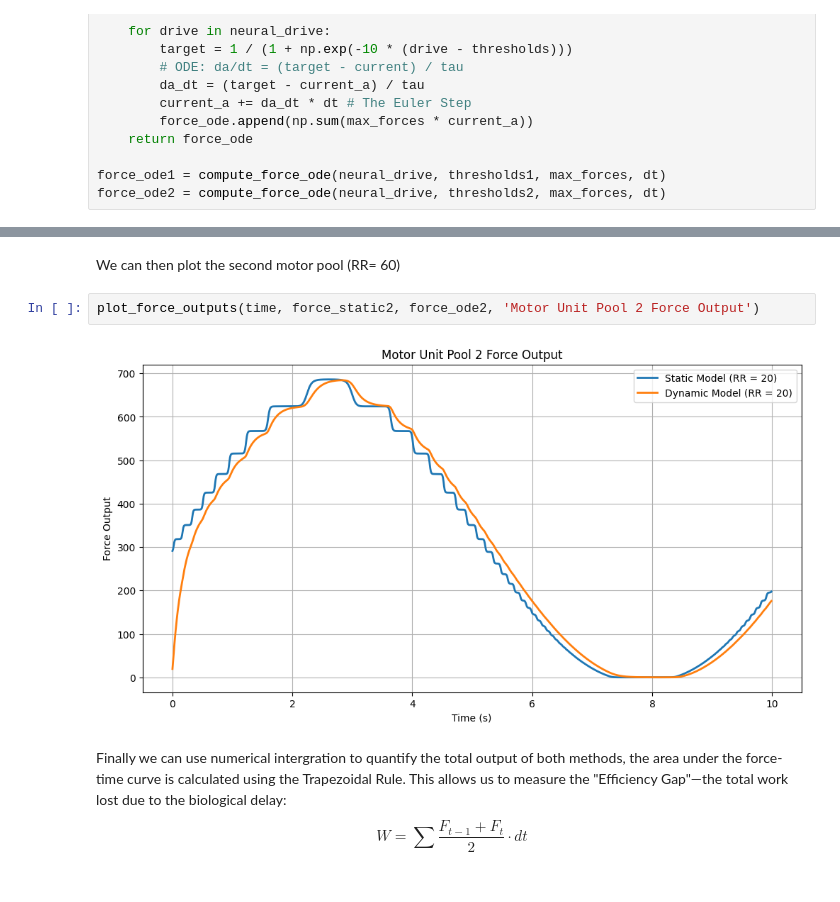
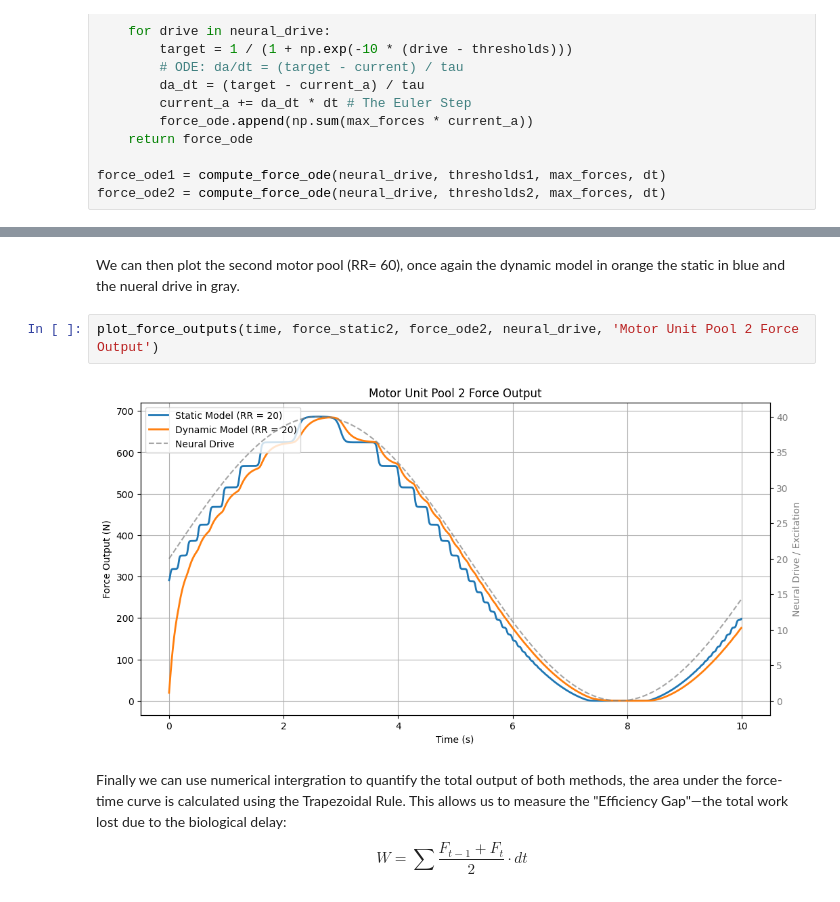
Before and after one commit to tylerrom/Motor-Unit-Based-Muscle-Model, a Jupyter notebook: project_paper_final.ipynb, the cells around one changed output, grey strips where cells are left out. Cells and saved outputs as stored; diff of their text form.

```diff
--- a/project_paper_final.ipynb
+++ b/project_paper_final.ipynb
@@ -143,9 +154,9 @@ plot_force_outputs(time, force_static1, force_ode1, 'Motor Unit Pool 1 Force Out
 # %% [markdown]
-We can then plot the second motor pool (RR= 60)
+We can then plot the second motor pool (RR= 60), once again the dynamic model in orange the static in blue and the nueral drive in gray.
 # %%
-plot_force_outputs(time, force_static2, force_ode2, 'Motor Unit Pool 2 Force Output')
+plot_force_outputs(time, force_static2, force_ode2, neural_drive, 'Motor Unit Pool 2 Force Output')
 # %% [output]
-[figure, old version]
+[figure, new version]
 # %% [markdown]
 Finally we can use numerical intergration to quantify the total output of both methods, the area under the force-time curve is calculated using the Trapezoidal Rule. This allows us to measure the "Efficiency Gap"—the total work lost due to the biological delay:$$W = \sum \frac{F_{t-1} + F_t}{2} \cdot dt$$
 # %% [markdown]
```
Also changed, not shown: parts of 5 cells of this notebook.
